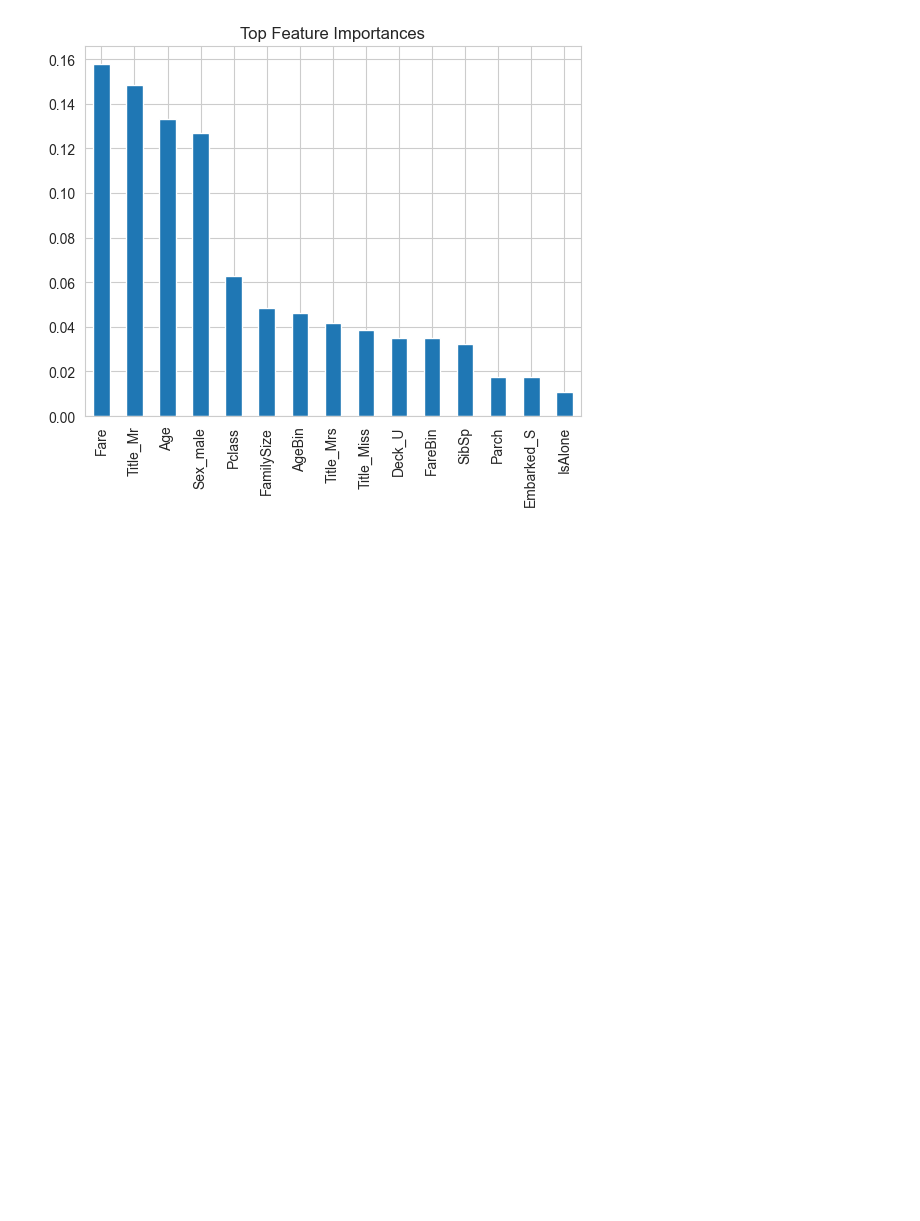
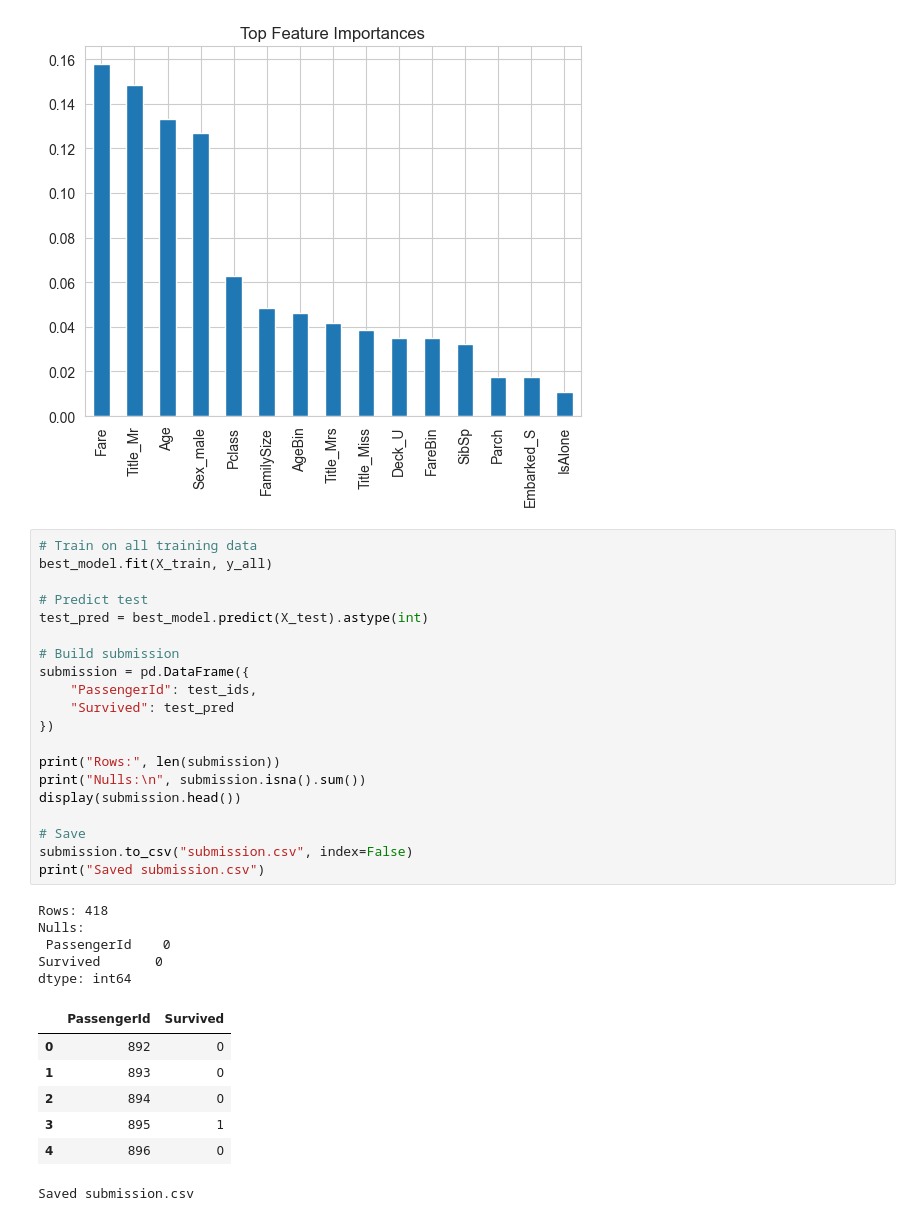
Before and after one commit to KasimM05/Titanic_predictions, a Jupyter notebook: Titanic.ipynb, the cells around one changed output. Saved outputs shown, nothing was run; the diff lists cells and outputs as text; blank space fills up the shorter version.

```diff
--- a/Titanic.ipynb
+++ b/Titanic.ipynb
@@ -305,3 +305,36 @@ if hasattr(best_model, "feature_importances_"):
     plt.show()
 # %% [output]
 [figure]
+# %%
+# Train on all training data
+best_model.fit(X_train, y_all)
+
+# Predict test
+test_pred = best_model.predict(X_test).astype(int)
+
+# Build submission
+submission = pd.DataFrame({
+    "PassengerId": test_ids,
+    "Survived": test_pred
+})
+
+print("Rows:", len(submission))
+print("Nulls:\n", submission.isna().sum())
+display(submission.head())
+
+# Save
+submission.to_csv("submission.csv", index=False)
+print("Saved submission.csv")
+# %% [output]
+Rows: 418
+Nulls:
+ PassengerId    0
+Survived       0
+dtype: int64
+|  | PassengerId | Survived |
+| 0 | 892 | 0 |
+| 1 | 893 | 0 |
+| 2 | 894 | 0 |
+| 3 | 895 | 1 |
+| 4 | 896 | 0 |
+Saved submission.csv
```
Also changed, not shown: 1 other file.
